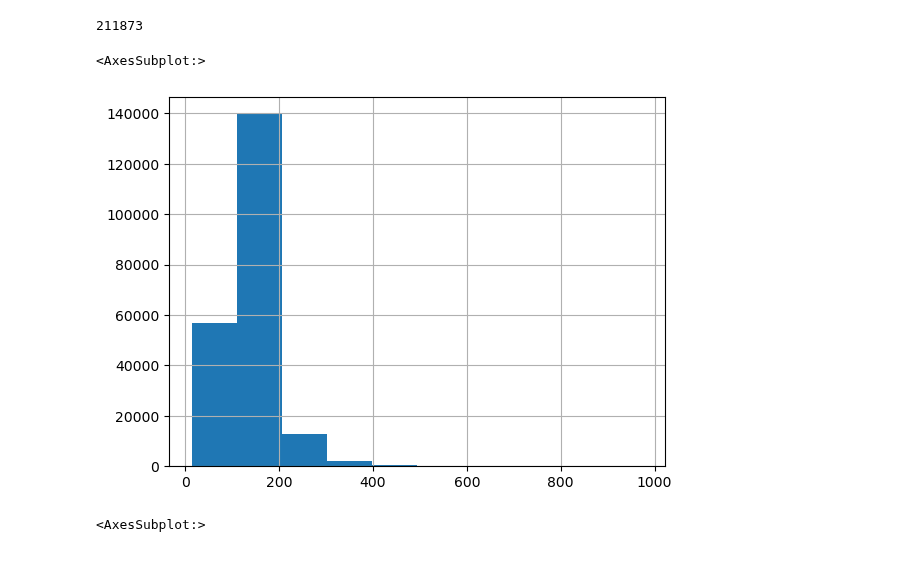
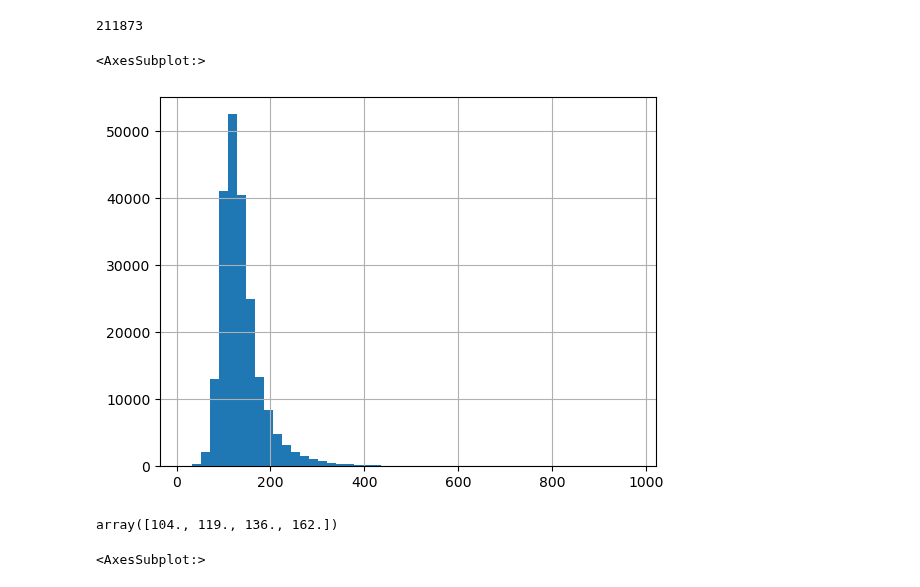
Before and after one commit to Gaurangkarwande/glycemic_control, a Jupyter notebook: data_notebook.ipynb, the cells around one changed output. Saved outputs shown, nothing was run; the diff lists cells and outputs as text; code cells hidden in the pictures.

```diff
--- a/data_notebook.ipynb
+++ b/data_notebook.ipynb
@@ -37,10 +38,14 @@ len(df_base_data)
 # %% [output]
 211873
 # %%
-df_base_data.glucose.hist()
+df_base_data.glucose.hist(bins=50)
 # %% [output]
 <AxesSubplot:>
-[figure, old version]
+[figure, new version]
+# %%
+np.percentile(df_base_data.glucose, [20, 40, 60, 80])
+# %% [output]
+array([104., 119., 136., 162.])
 # %%
 df_base_data.boxplot(column='glucose')
 # %% [output]
```
Also changed, not shown: parts of 9 cells of this notebook, 1 other file.
